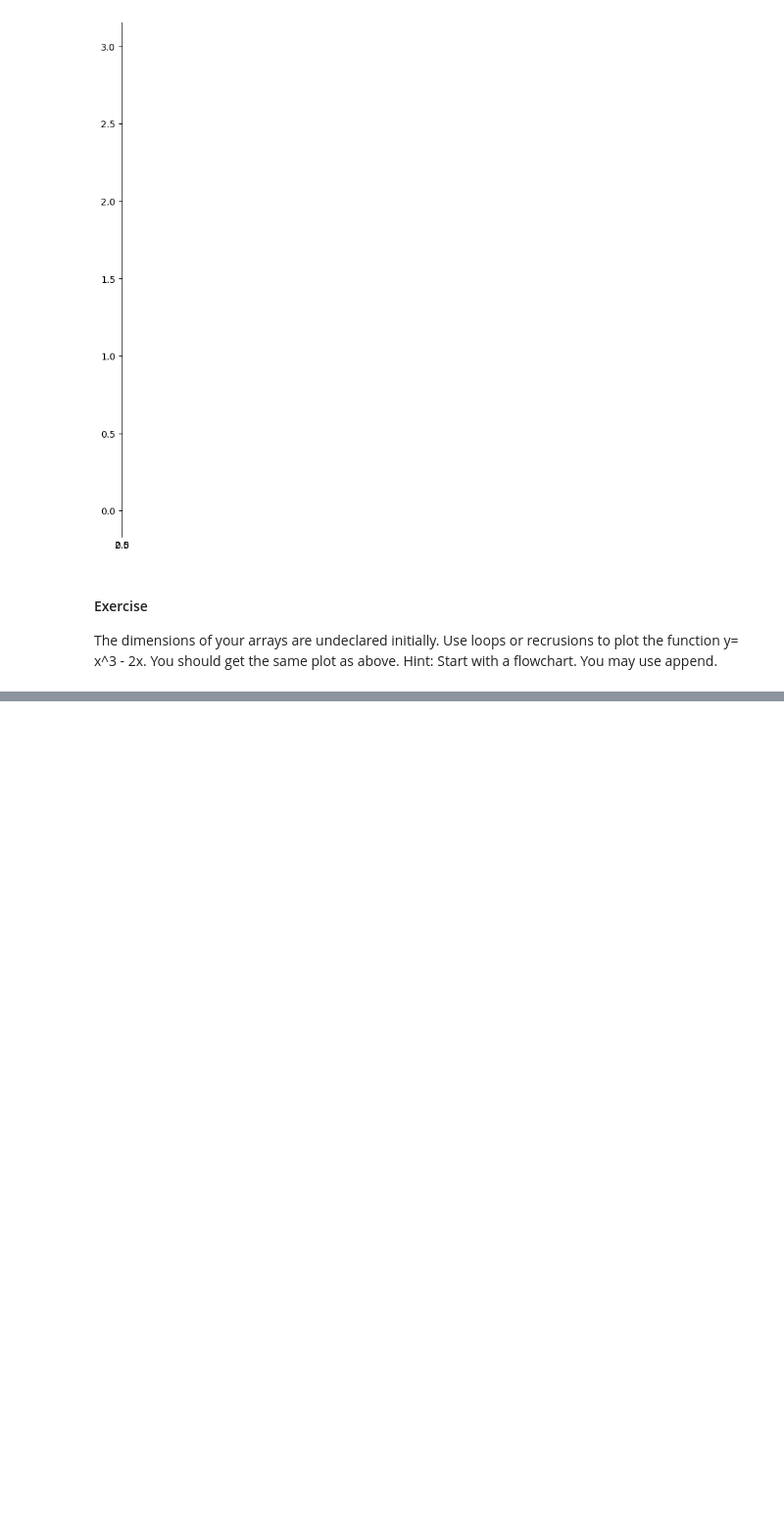
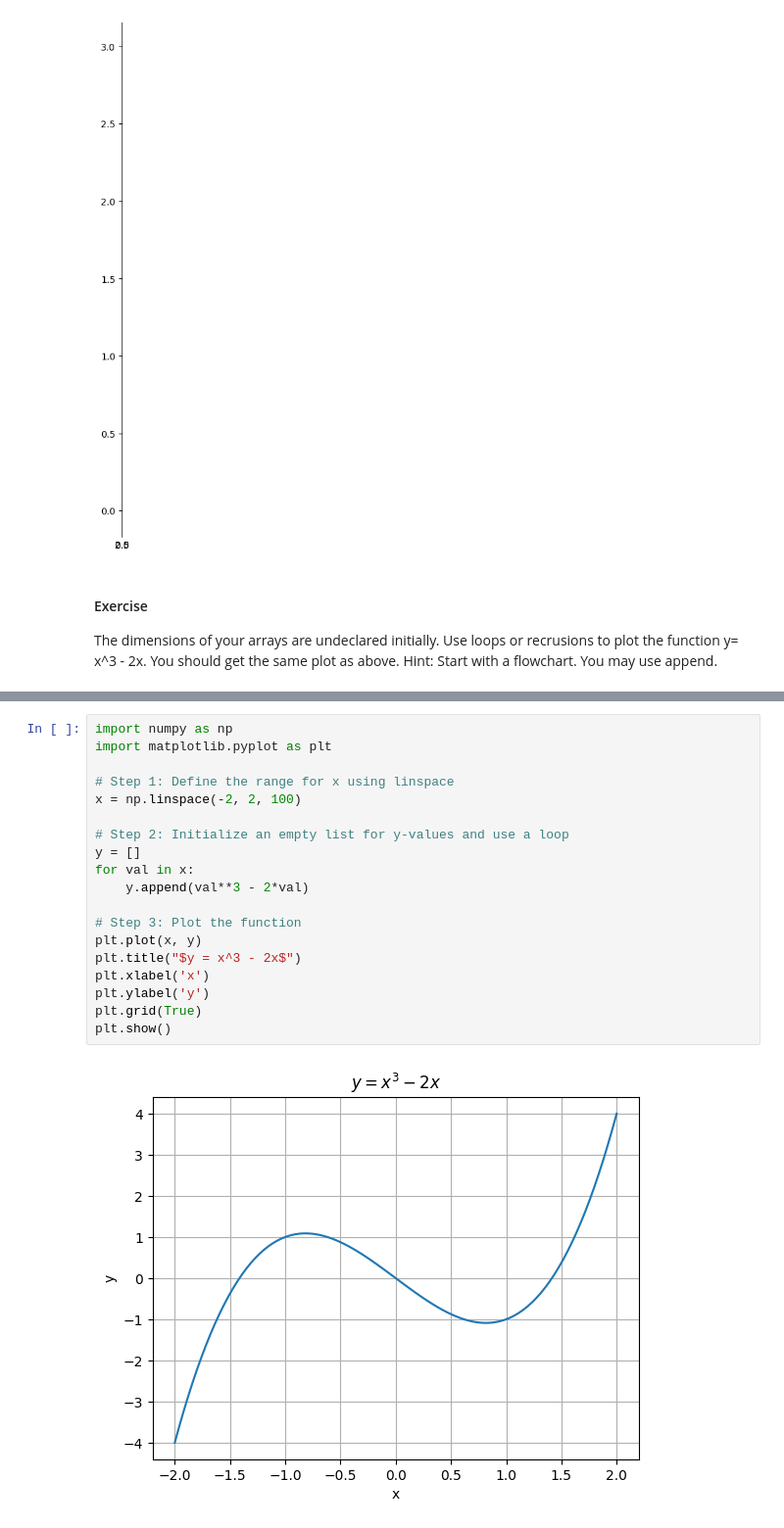
Before and after one commit to sshashkina/Engineering-Methods, a Jupyter notebook: Leacture 7_NumPy_Exercise.ipynb, the cells around one changed output, grey strips where cells are left out. Shown at 98% size. Cells and saved outputs as stored; diff of their text form; blank space fills up the shorter version.

```diff
--- a/Leacture 7_NumPy_Exercise.ipynb
+++ b/Leacture 7_NumPy_Exercise.ipynb
@@ -324,0 +405,21 @@ Hint: Start with a flowchart. You may use append.
+# %%
+import numpy as np
+import matplotlib.pyplot as plt
+
+# Step 1: Define the range for x using linspace
+x = np.linspace(-2, 2, 100)
+
+# Step 2: Initialize an empty list for y-values and use a loop
+y = []
+for val in x:
+    y.append(val**3 - 2*val)
+
+# Step 3: Plot the function
+plt.plot(x, y)
+plt.title("$y = x^3 - 2x$")
+plt.xlabel('x')
+plt.ylabel('y')
+plt.grid(True)
+plt.show()
+# %% [output]
+[figure, added]
```
Also changed, not shown: parts of 12 cells of this notebook.
